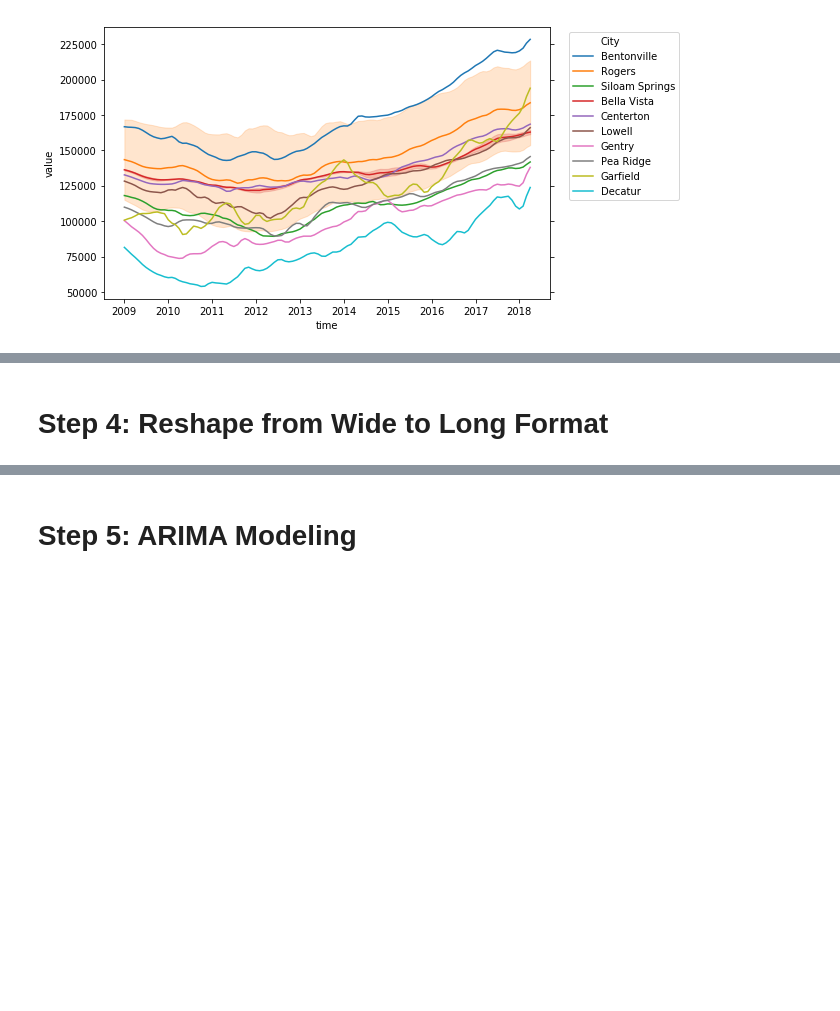
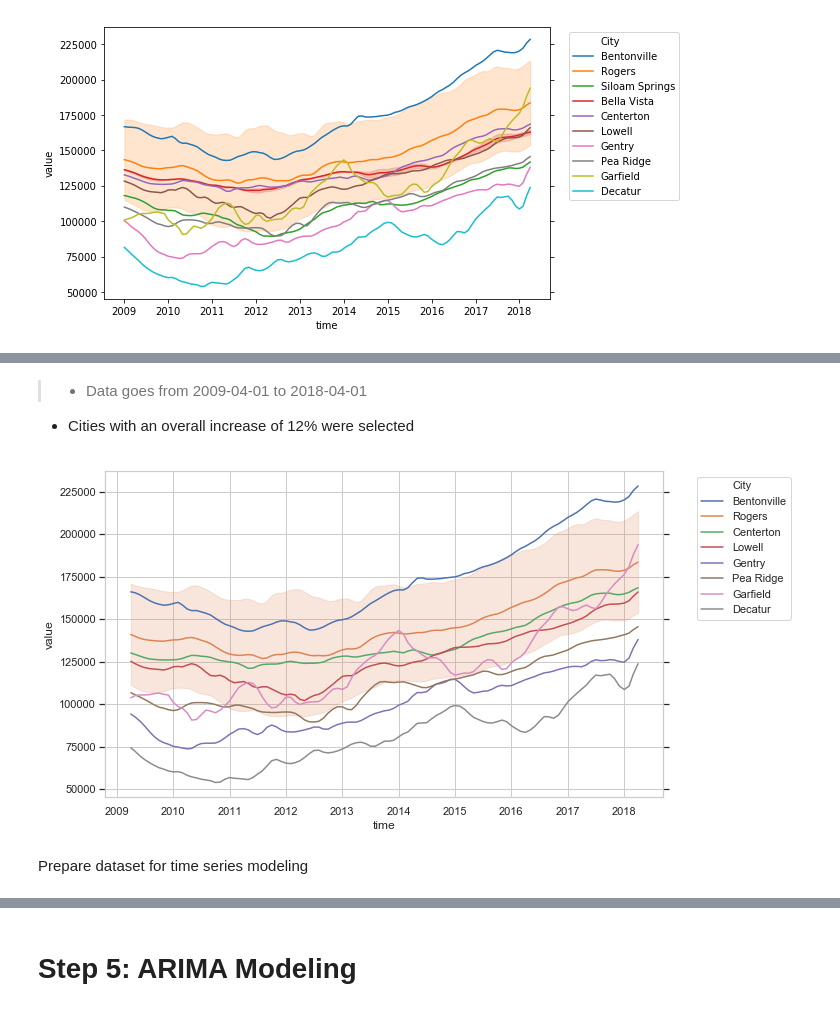
Before and after one commit to Francismorales/Time_Series_Forecasting_RealEstateNWA, a Jupyter notebook: mod_4_starter_notebook.ipynb, the cells around one changed output, grey strips where cells are left out. Drawn from its saved outputs; the diff is of its cells as text; code cells hidden in the pictures; blank space fills up the shorter version.

```diff
--- a/mod_4_starter_notebook.ipynb
+++ b/mod_4_starter_notebook.ipynb
@@ -279,2 +281,0 @@ matplotlib.rc('font', **font)
-# %% [markdown]
-# Step 4: Reshape from Wide to Long Format
@@ -286,0 +282,19 @@ def melt_data(df):
+# %% [markdown]
+>- Data goes from 2009-04-01 to 2018-04-01
+- Cities with an overall increase of 12% were selected
+# %%
+CityList = ['Decatur', 'Gentry', 'Garfield', 'Bentonville', 'Rogers', 'Pea Ridge', 'Lowell', 'Centerton']
+# %%
+dfARStudy = dfARCountyMelted2009.loc[dfARCountyMelted2009['City'].isin(CityList)]
+# %%
+#Plot all the zipcodes under study to check trends and stationarity
+plt.figure(figsize=(10, 6))
+ax = sns.lineplot(x="time", y="value", hue="City",
+                   data=dfARStudy)
+ax.yaxis.set_ticks_position('both')
+
+plt.legend(ncol=1, bbox_to_anchor=(1.05, 1));
+# %% [output]
+[figure, added]
+# %% [markdown]
+Prepare dataset for time series modeling
```
Also changed, not shown: parts of 21 cells of this notebook.
